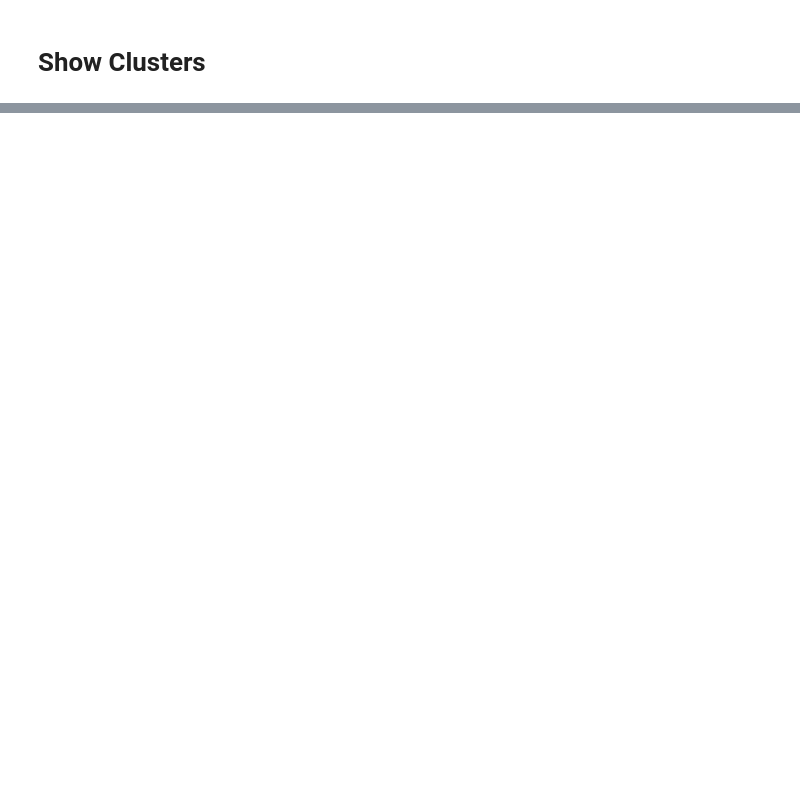
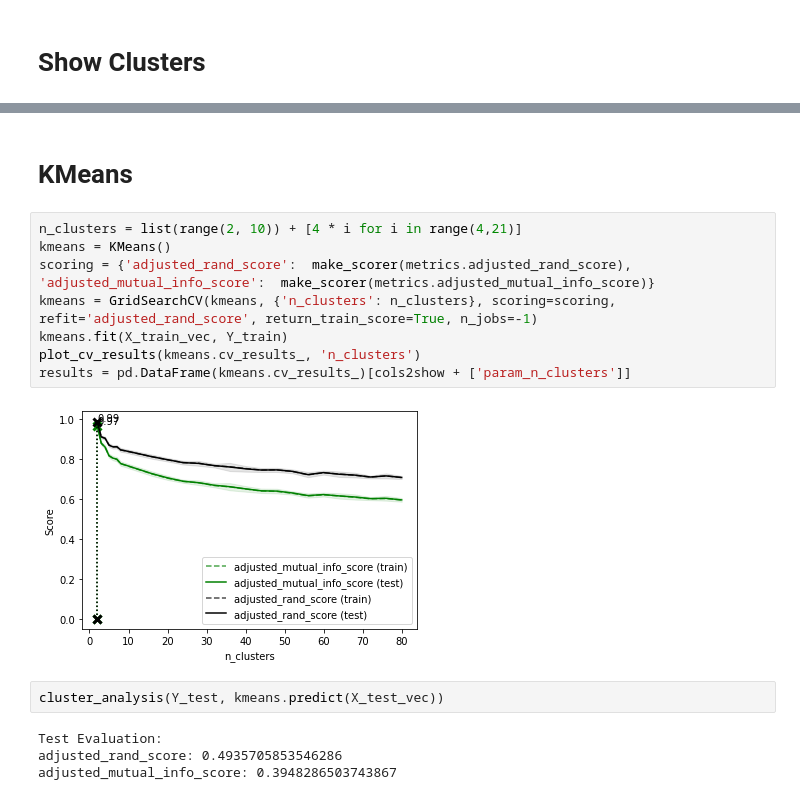
Before and after one commit to mryf323/ml_final_project, a Jupyter notebook: phase2.ipynb, the cells around one changed output, grey strips where cells are left out. Saved outputs shown, nothing was run; the diff lists cells and outputs as text; blank space fills up the shorter version.

```diff
--- a/phase2.ipynb
+++ b/phase2.ipynb
@@ -92,0 +154,18 @@ Evaluation config {'eps': 0.07, 'min_samples': 3, 'metric': 'cosine'} has been c
+# %% [markdown]
+# KMeans
+# %%
+n_clusters = list(range(2, 10)) + [4 * i for i in range(4,21)]
+kmeans = KMeans()
+scoring = {'adjusted_rand_score':  make_scorer(metrics.adjusted_rand_score), 'adjusted_mutual_info_score':  make_scorer(metrics.adjusted_mutual_info_score)}
+kmeans = GridSearchCV(kmeans, {'n_clusters': n_clusters}, scoring=scoring,  refit='adjusted_rand_score', return_train_score=True, n_jobs=-1)
+kmeans.fit(X_train_vec, Y_train)
+plot_cv_results(kmeans.cv_results_, 'n_clusters')
+results = pd.DataFrame(kmeans.cv_results_)[cols2show + ['param_n_clusters']]
+# %% [output]
+[figure, added]
+# %%
+cluster_analysis(Y_test, kmeans.predict(X_test_vec))
+# %% [output]
+Test Evaluation:
+adjusted_rand_score: 0.4935705853546286
+adjusted_mutual_info_score: 0.3948286503743867
```
Also changed, not shown: parts of 45 cells of this notebook, 3 other files.
